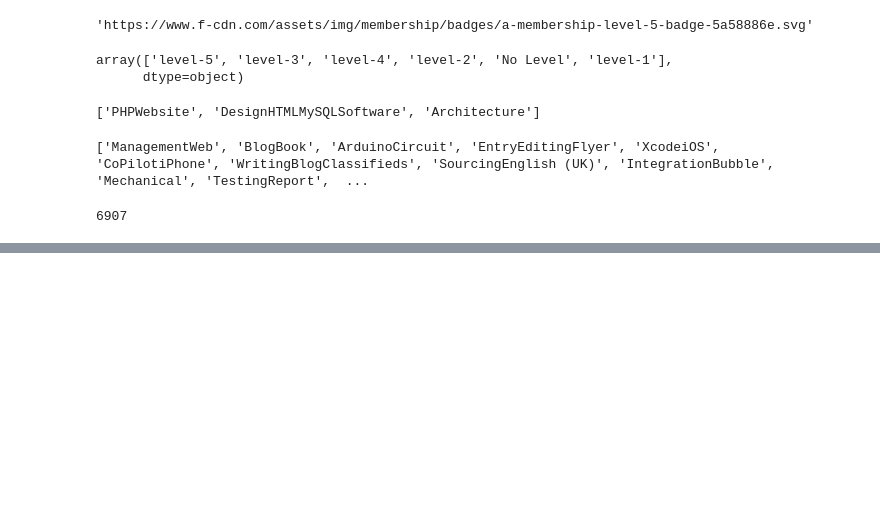
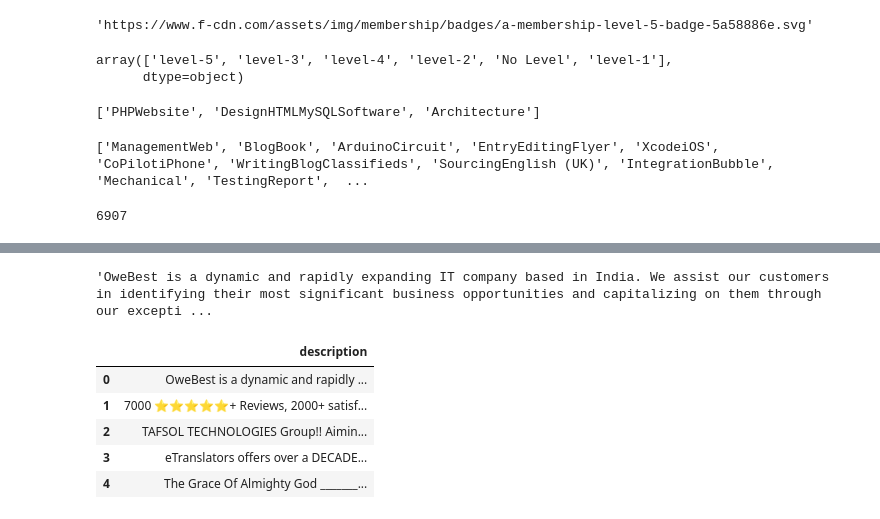
Before and after one commit to youssefhusain/project-Data-Exploration-Freelancer-Analysis, a Jupyter notebook: code/data clene.ipynb, the cells around one changed output, grey strips where cells are left out. Saved outputs shown, nothing was run; the diff lists cells and outputs as text; code cells hidden in the pictures; blank space fills up the shorter version.

```diff
--- a/code/data clene.ipynb
+++ b/code/data clene.ipynb
@@ -294,0 +404,18 @@ Tools & Platforms:
+# %%
+df["description"][0]
+# %% [output]
+'OweBest is a dynamic and rapidly expanding IT company based in India. We assist our customers in identifying their most significant business opportunities and capitalizing on them through our excepti ...
+# %%
+file_path = 'description.csv'
+data = df["description"]
+# %%
+data=pd.DataFrame(data)
+# %%
+data.head()
+# %% [output]
+|  | description |
+| 0 | OweBest is a dynamic and rapidly ... |
+| 1 | 7000 ⭐⭐⭐⭐⭐+ Reviews, 2000+ satisf... |
+| 2 | TAFSOL TECHNOLOGIES Group!! Aimin... |
+| 3 | eTranslators offers over a DECADE... |
+| 4 | The Grace Of Almighty God _______... |
```
Also changed, not shown: parts of 23 cells of this notebook, 1 other file.
